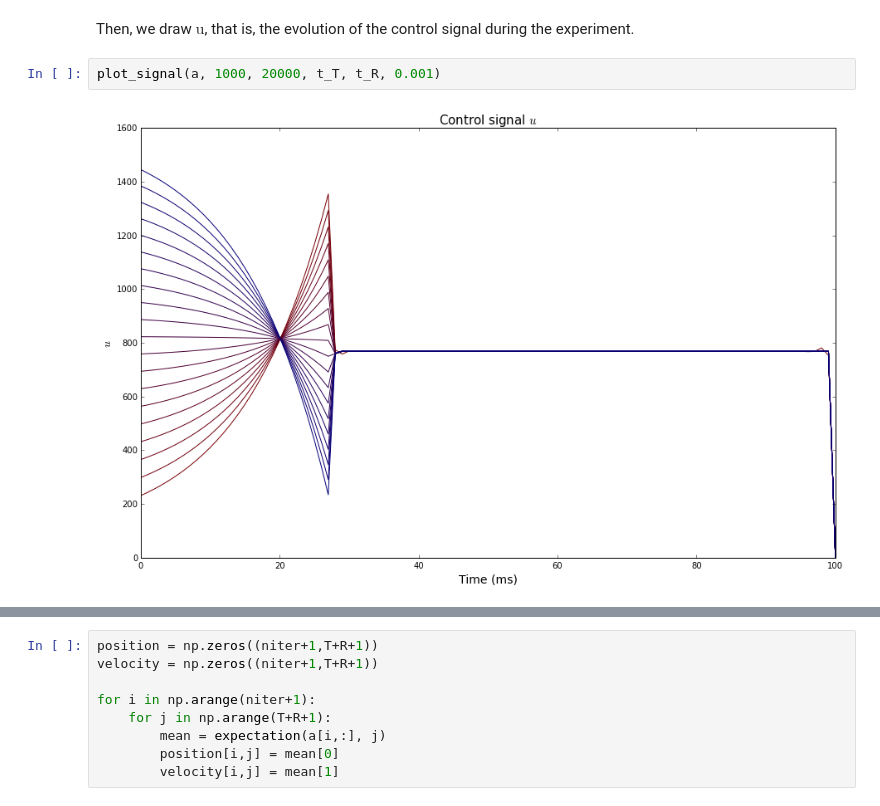
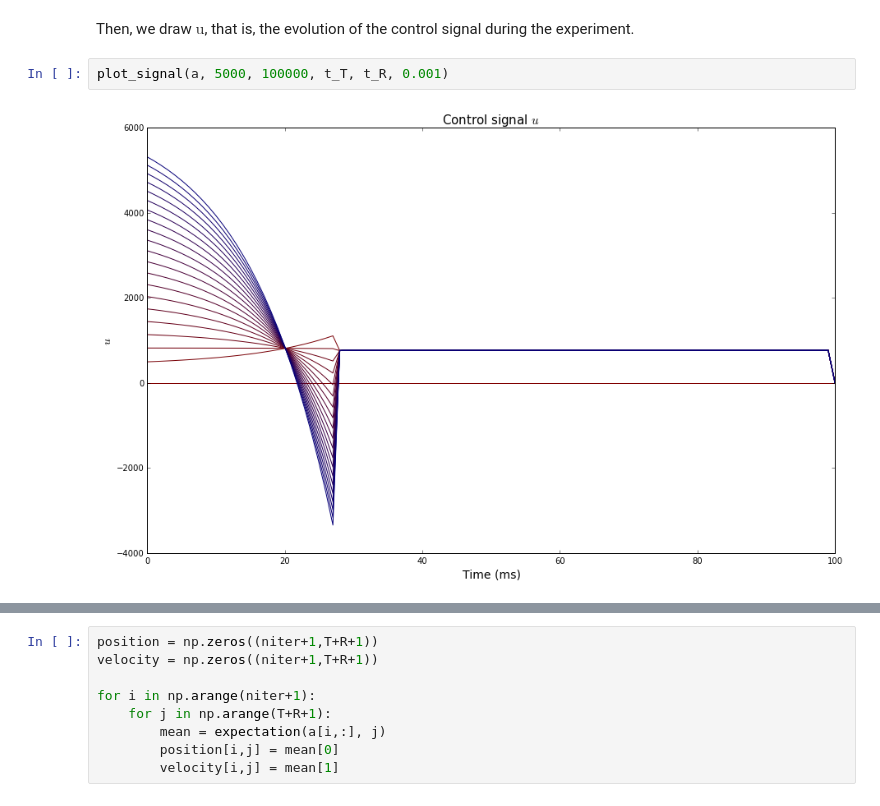
Before and after one commit to AnaideT/OptimalPrecision, a Jupyter notebook: 2017-06-13 Generalized coordinates.ipynb, the cells around one changed output, grey strips where cells are left out. Drawn from its saved outputs; the diff is of its cells as text.

```diff
--- a/2017-06-13 Generalized coordinates.ipynb
+++ b/2017-06-13 Generalized coordinates.ipynb
@@ -241,9 +241,9 @@ fin = time.time()
 # %% [markdown]
 Then, we draw $\text{u}$, that is, the evolution of the control signal during the experiment.
 # %%
-plot_signal(a, 1000, 20000, t_T, t_R, 0.001)
+plot_signal(a, 5000, 100000, t_T, t_R, 0.001)
 # %% [output]
-[figure, old version]
+[figure, new version]
 # %%
 fig_width = 15
 fig, ax = plt.subplots(1, 1, figsize=(fig_width, fig_width/1.618))
```
Also changed, not shown: parts of 2 cells of this notebook, 3 other files.
